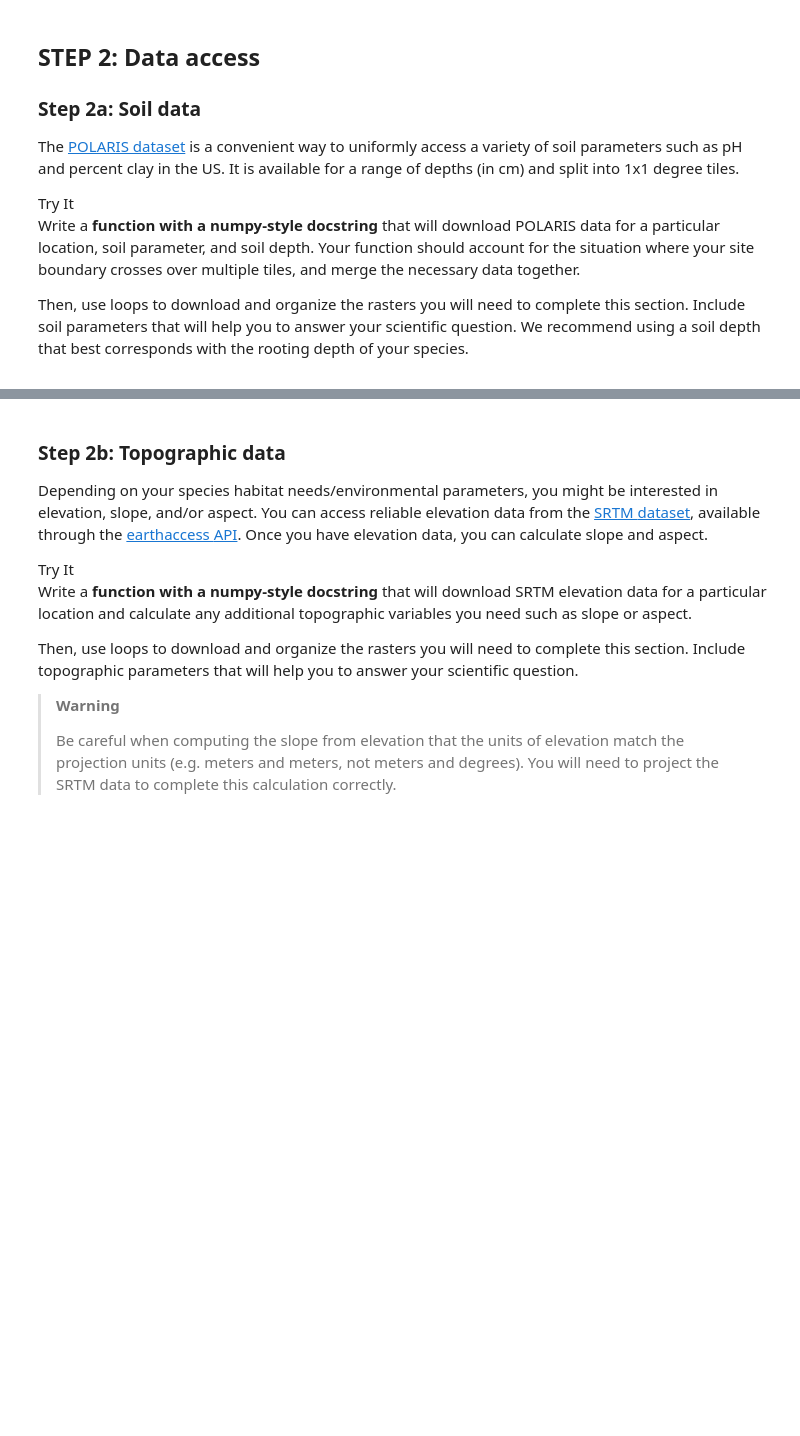
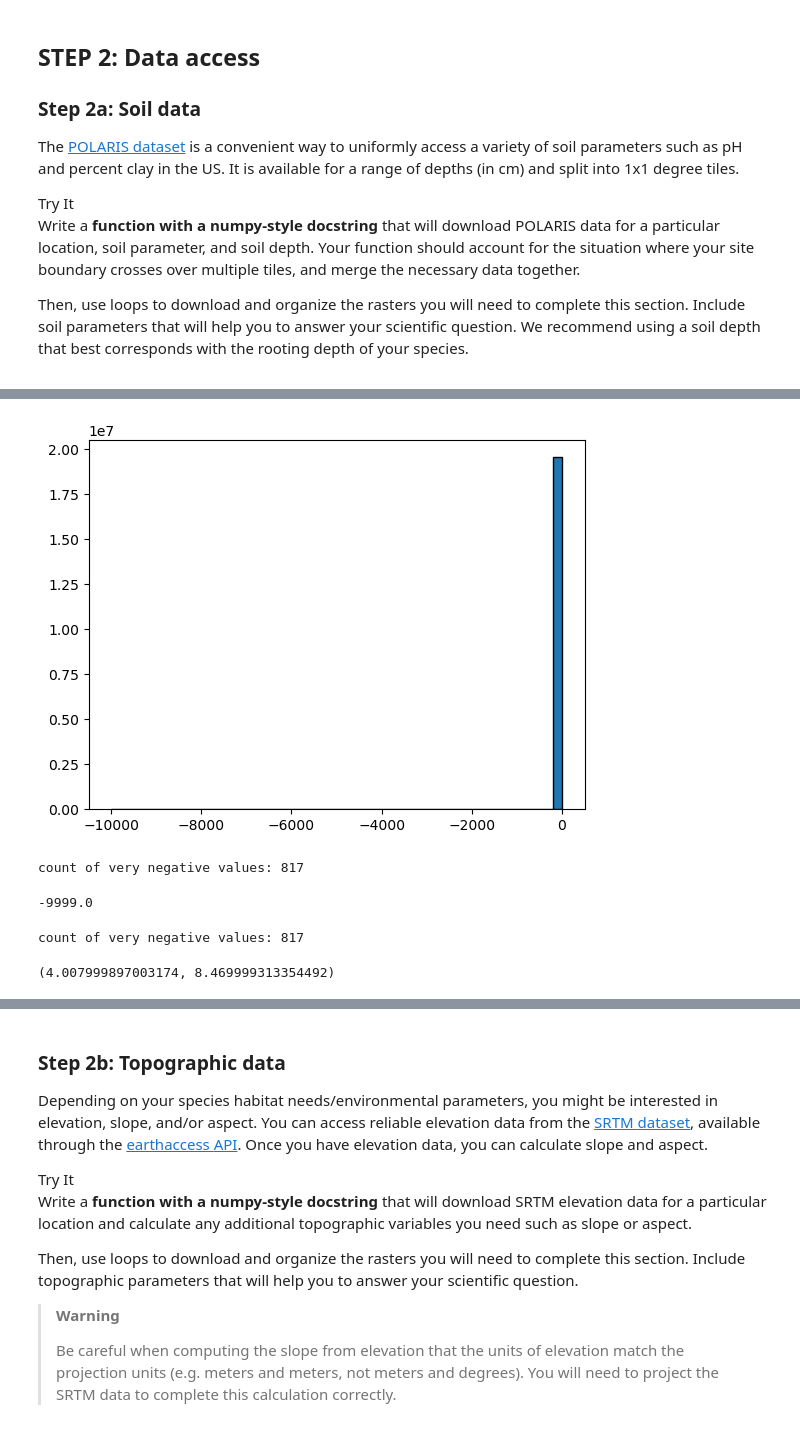
Before and after one commit to earthlab-education/spring-03-habitat-suitability-climate-change-nym-veach, a Jupyter notebook: habitat_suitability.ipynb, the cells around one changed output, grey strips where cells are left out. Saved outputs shown, nothing was run; the diff lists cells and outputs as text; code cells hidden in the pictures; blank space fills up the shorter version.

```diff
--- a/habitat_suitability.ipynb
+++ b/habitat_suitability.ipynb
@@ -574,0 +607,34 @@ best corresponds with the rooting depth of your species.</p></div></div>
+# %%
+import matplotlib.pyplot as plt
+
+# Flatten the values
+ph_vals = willamette_ph_da.values.flatten()
+
+# Histogram
+plt.hist(ph_vals, bins = 50, edgecolor = "black")
+
+plt.show()
+# %% [output]
+[figure, added]
+# %%
+import numpy as np
+
+print("count of very negative values:", np.sum(ph_vals < 0))
+# %% [output]
+count of very negative values: 817
+# %%
+print(willamette_ph_da.rio.nodata)
+# %% [output]
+-9999.0
+# %%
+print("count of very negative values:", np.sum(ph_vals == -9999))
+# %% [output]
+count of very negative values: 817
+# %%
+# Deal with weird values
+willamette_ph_da = willamette_ph_da.where(willamette_ph_da != willamette_ph_da.rio.nodata)
+
+# Check the range of values now
+float(willamette_ph_da.min()), float(willamette_ph_da.max())
+# %% [output]
+(4.007999897003174, 8.469999313354492)
```
Also changed, not shown: parts of 11 cells of this notebook.
